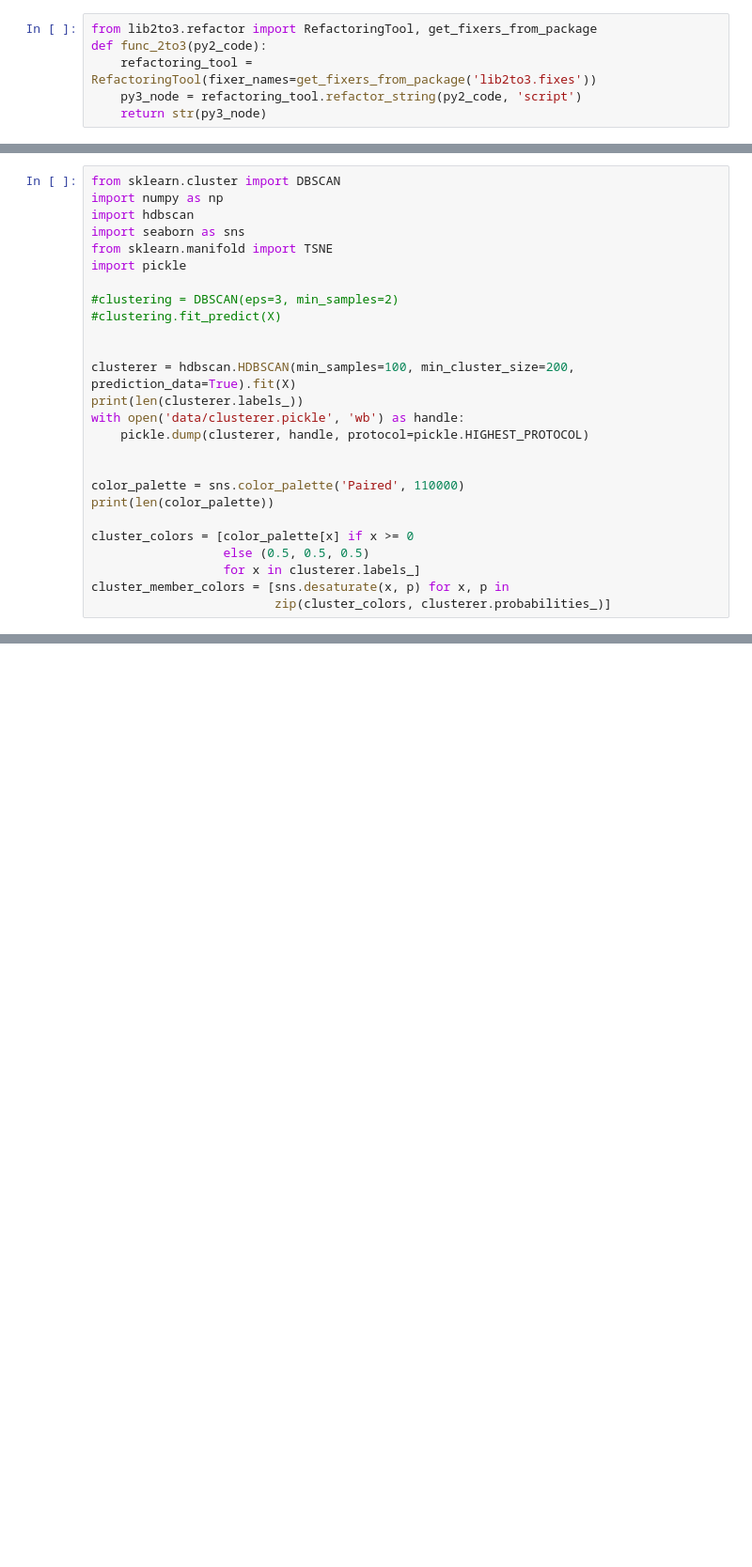
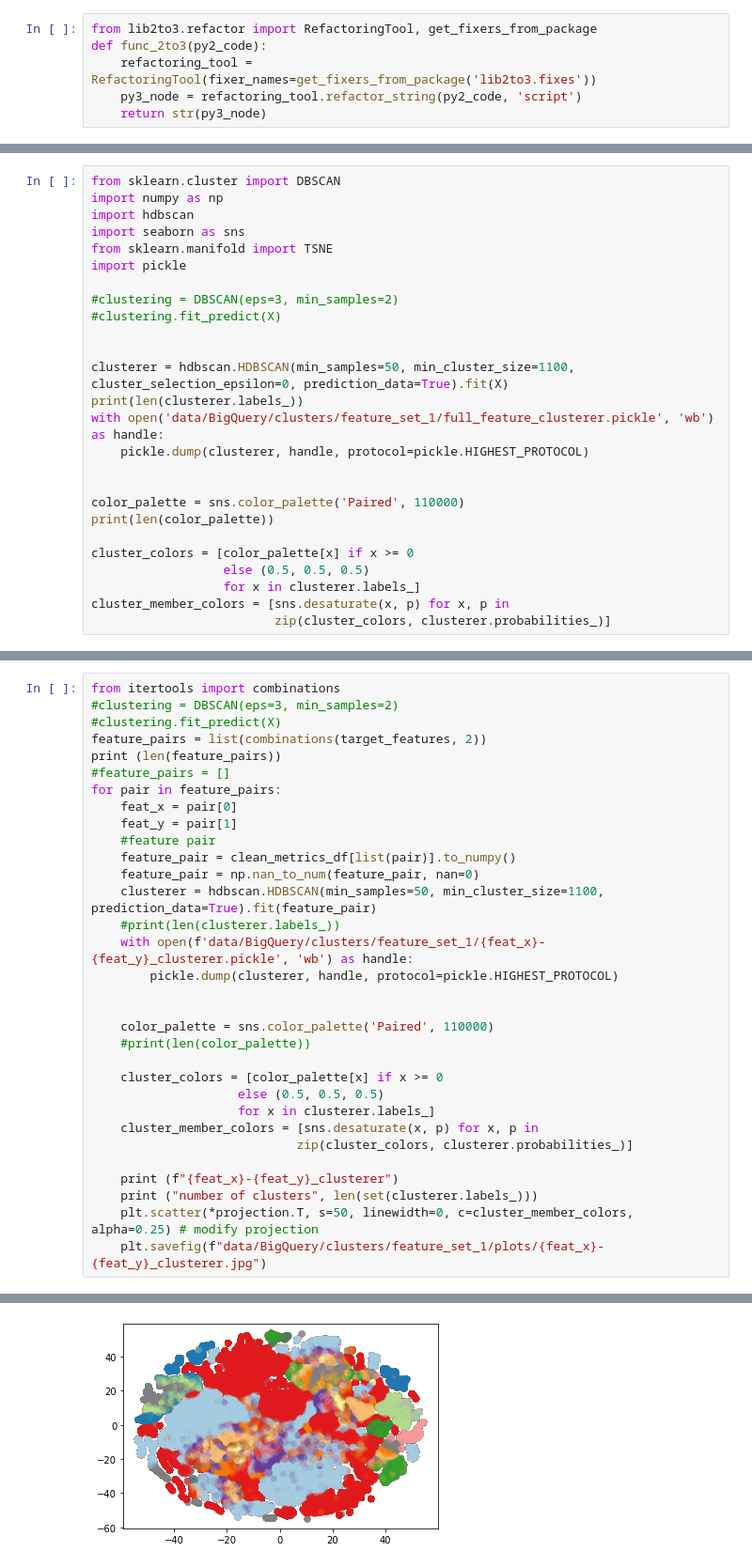
Before and after one commit to tradejack/code-style-probing, a Jupyter notebook: bigquery-extract-metrics.ipynb, the cells around one changed output, grey strips where cells are left out. Shown at 94% size. Saved outputs shown, nothing was run; the diff lists cells and outputs as text; blank space fills up the shorter version.

```diff
--- a/bigquery-extract-metrics.ipynb
+++ b/bigquery-extract-metrics.ipynb
@@ -197,9 +182,9 @@ import pickle
 #clustering.fit_predict(X)
 
 
-clusterer = hdbscan.HDBSCAN(min_samples=100, min_cluster_size=200, prediction_data=True).fit(X)
+clusterer = hdbscan.HDBSCAN(min_samples=50, min_cluster_size=1100, cluster_selection_epsilon=0, prediction_data=True).fit(X)
 print(len(clusterer.labels_))
-with open('data/clusterer.pickle', 'wb') as handle:
+with open('data/BigQuery/clusters/feature_set_1/full_feature_clusterer.pickle', 'wb') as handle:
     pickle.dump(clusterer, handle, protocol=pickle.HIGHEST_PROTOCOL)
 
 
@@ -222,0 +211,33 @@ plt.scatter(*projection.T, s=50, linewidth=0, c=cluster_member_colors, alpha=0.2
+# %%
+from itertools import combinations
+#clustering = DBSCAN(eps=3, min_samples=2)
+#clustering.fit_predict(X)
+feature_pairs = list(combinations(target_features, 2))
+print (len(feature_pairs))
+#feature_pairs = []
+for pair in feature_pairs:
+    feat_x = pair[0]
+    feat_y = pair[1]
+    #feature pair
+    feature_pair = clean_metrics_df[list(pair)].to_numpy()
+    feature_pair = np.nan_to_num(feature_pair, nan=0)
+    clusterer = hdbscan.HDBSCAN(min_samples=50, min_cluster_size=1100, prediction_data=True).fit(feature_pair)
+    #print(len(clusterer.labels_))
+    with open(f'data/BigQuery/clusters/feature_set_1/{feat_x}-{feat_y}_clusterer.pickle', 'wb') as handle:
+        pickle.dump(clusterer, handle, protocol=pickle.HIGHEST_PROTOCOL)
+
+
+    color_palette = sns.color_palette('Paired', 110000)
+    #print(len(color_palette))
+
+    cluster_colors = [color_palette[x] if x >= 0
+                    else (0.5, 0.5, 0.5)
+                    for x in clusterer.labels_]
+    cluster_member_colors = [sns.desaturate(x, p) for x, p in
+                            zip(cluster_colors, clusterer.probabilities_)]
+
+    print (f"{feat_x}-{feat_y}_clusterer")
+    print ("number of clusters", len(set(clusterer.labels_)))
+    plt.scatter(*projection.T, s=50, linewidth=0, c=cluster_member_colors, alpha=0.25) # modify projection
+    plt.savefig(f"data/BigQuery/clusters/feature_set_1/plots/{feat_x}-{feat_y}_clusterer.jpg")
+# %% [output]
@@ -223,3 +262,4 @@ plt.scatter(*projection.T, s=50, linewidth=0, c=cluster_member_colors, alpha=0.2
+[figure, added]
 # %%
 #script is in df
 #df to data set
```
Also changed, not shown: parts of 14 cells of this notebook.
